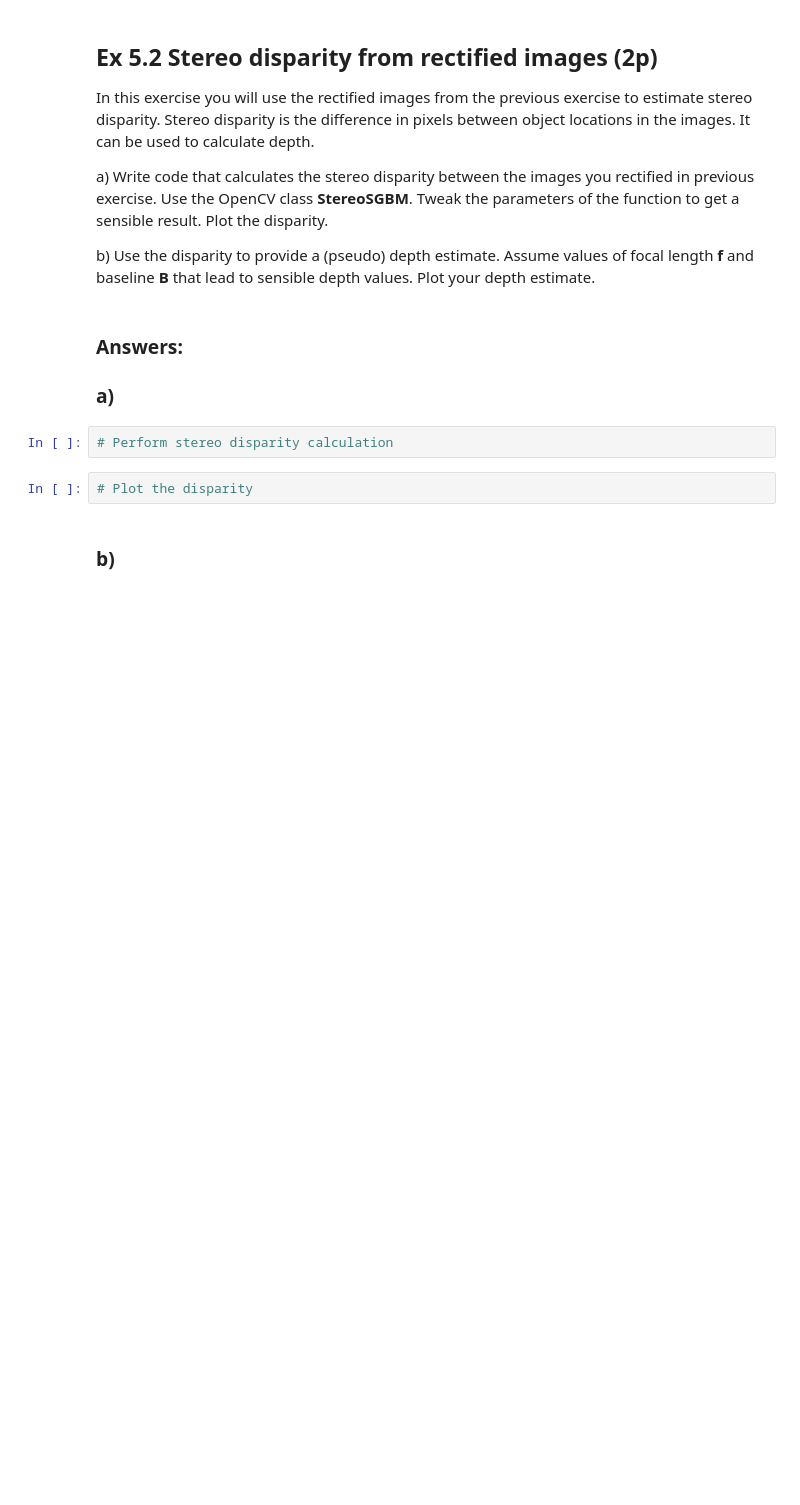
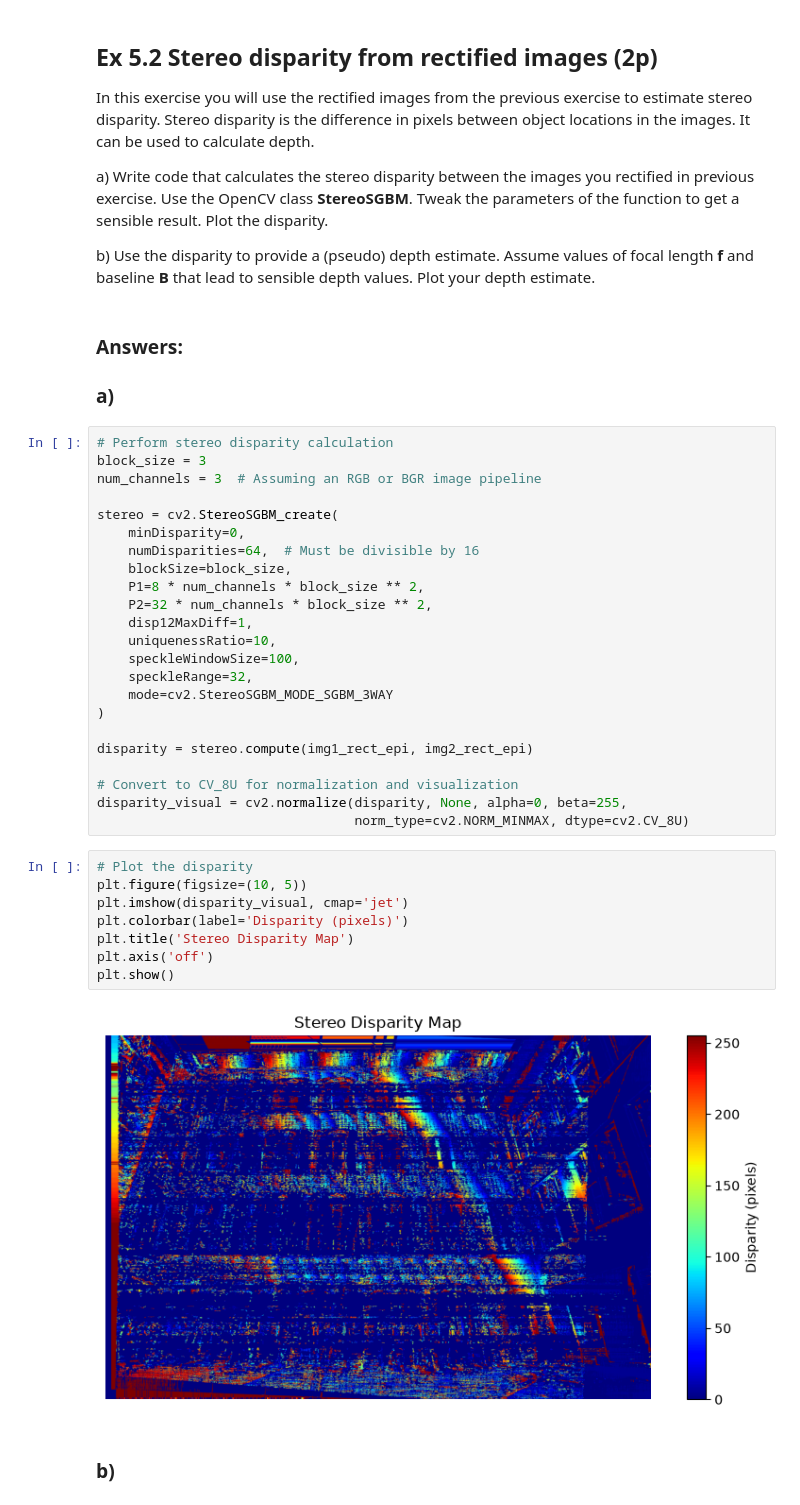
Before and after one commit to SepeZeus/compvis-exercises, a Jupyter notebook: CV-2026-exercises-05.ipynb, the cells around one changed output. Drawn from its saved outputs; the diff is of its cells as text; blank space fills up the shorter version.

```diff
--- a/CV-2026-exercises-05.ipynb
+++ b/CV-2026-exercises-05.ipynb
@@ -174,8 +174,37 @@ b) Use the disparity to provide a (pseudo) depth estimate. Assume values of foca
 ### a)
 # %%
 # Perform stereo disparity calculation
+block_size = 3
+num_channels = 3  # Assuming an RGB or BGR image pipeline
+
+stereo = cv2.StereoSGBM_create(
+    minDisparity=0,
+    numDisparities=64,  # Must be divisible by 16
+    blockSize=block_size,
+    P1=8 * num_channels * block_size ** 2,
+    P2=32 * num_channels * block_size ** 2,
+    disp12MaxDiff=1,
+    uniquenessRatio=10,
+    speckleWindowSize=100,
+    speckleRange=32,
+    mode=cv2.StereoSGBM_MODE_SGBM_3WAY
+)
+
+disparity = stereo.compute(img1_rect_epi, img2_rect_epi)
+
+# Convert to CV_8U for normalization and visualization
+disparity_visual = cv2.normalize(disparity, None, alpha=0, beta=255,
+                                 norm_type=cv2.NORM_MINMAX, dtype=cv2.CV_8U)
 # %%
 # Plot the disparity
+plt.figure(figsize=(10, 5))
+plt.imshow(disparity_visual, cmap='jet')
+plt.colorbar(label='Disparity (pixels)')
+plt.title('Stereo Disparity Map')
+plt.axis('off')
+plt.show()
+# %% [output]
+[figure, added]
 # %% [markdown]
 ### b)
 # %%
```
Also changed, not shown: parts of 2 cells of this notebook.
